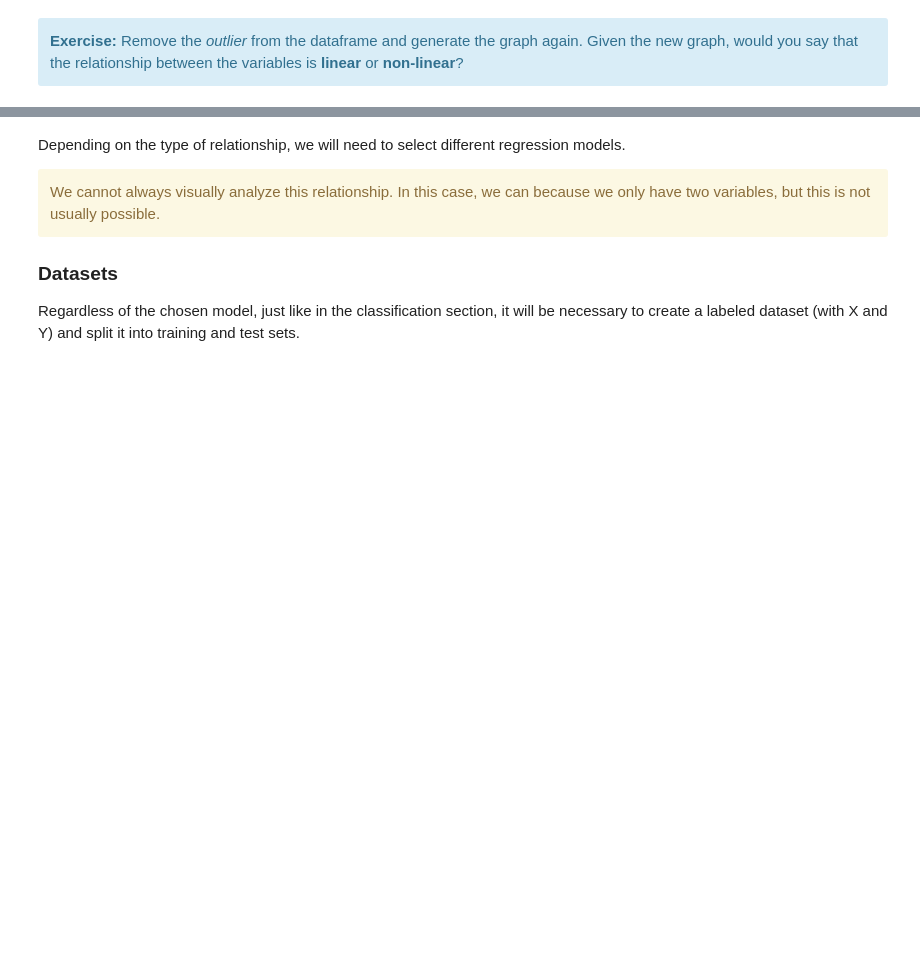
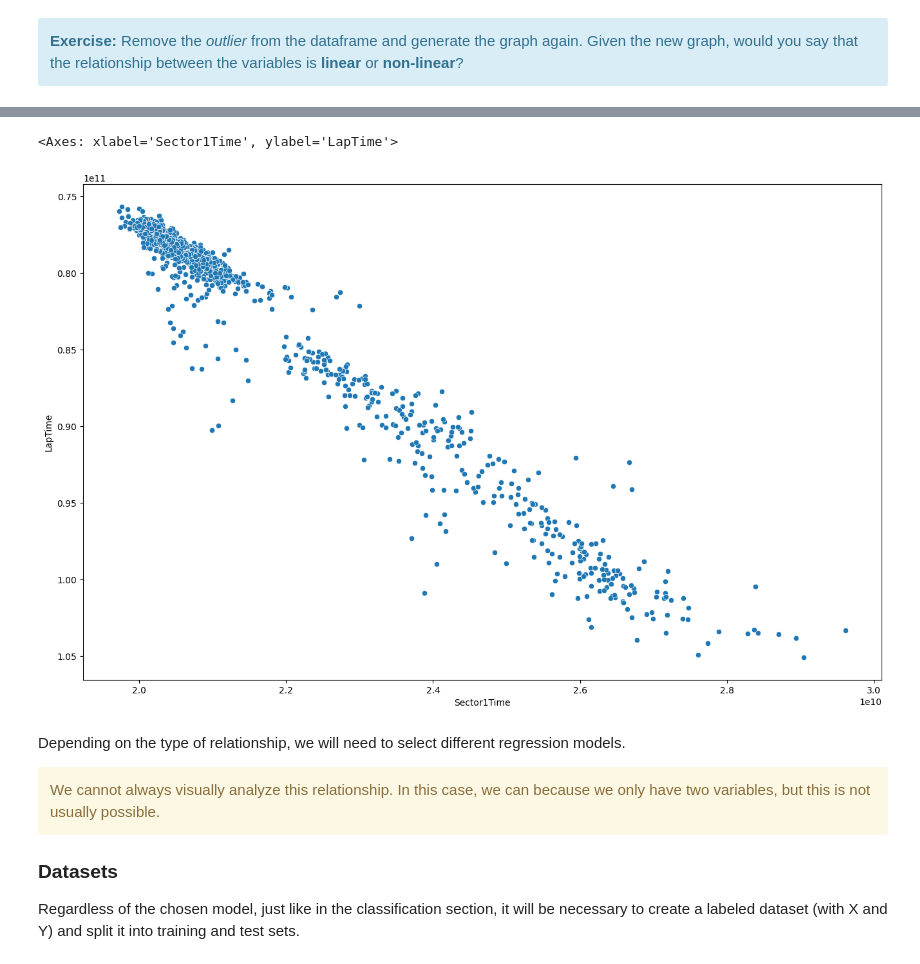
Before and after one commit to NigelXheri/Sistemas-Inteligentes, a Jupyter notebook: prácticas/Lab3/Lab3.2-Regression.ipynb, the cells around one changed output, grey strips where cells are left out. Cells and saved outputs as stored; diff of their text form; code cells hidden in the pictures; blank space fills up the shorter version.

```diff
--- a/prácticas/Lab3/Lab3.2-Regression.ipynb
+++ b/prácticas/Lab3/Lab3.2-Regression.ipynb
@@ -48,3 +56,5 @@ import seaborn as sns
 </div>
 # %%
 # Your code here
+data = data.loc[data['Sector1Time'].dt.total_seconds() < 40]
+data
@@ -51,3 +75,10 @@ import seaborn as sns
+# %%
+plt.figure(figsize=figsize)
+
+sns.scatterplot(data, x = "Sector1Time", y = "LapTime")
+# %% [output]
+<Axes: xlabel='Sector1Time', ylabel='LapTime'>
+[figure, added]
 # %% [markdown]
 Depending on the type of relationship, we will need to select different regression models.
 
```
Also changed, not shown: parts of 33 cells of this notebook, 1 other file.
